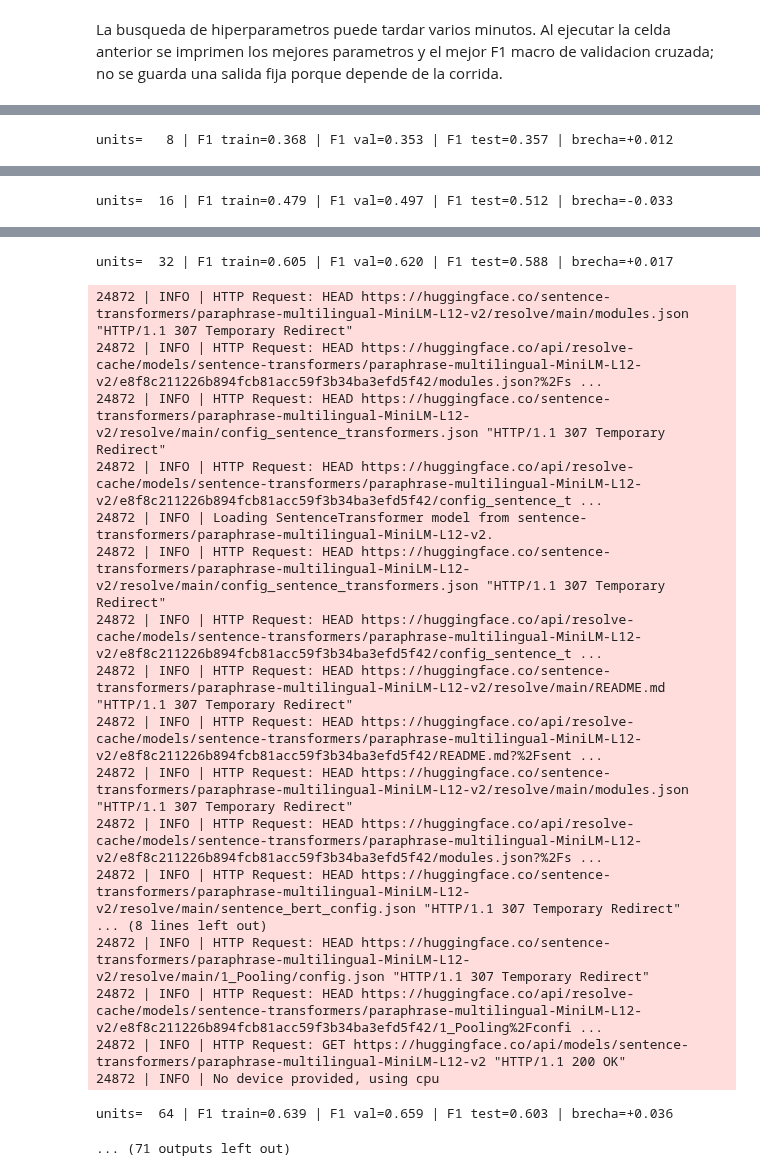
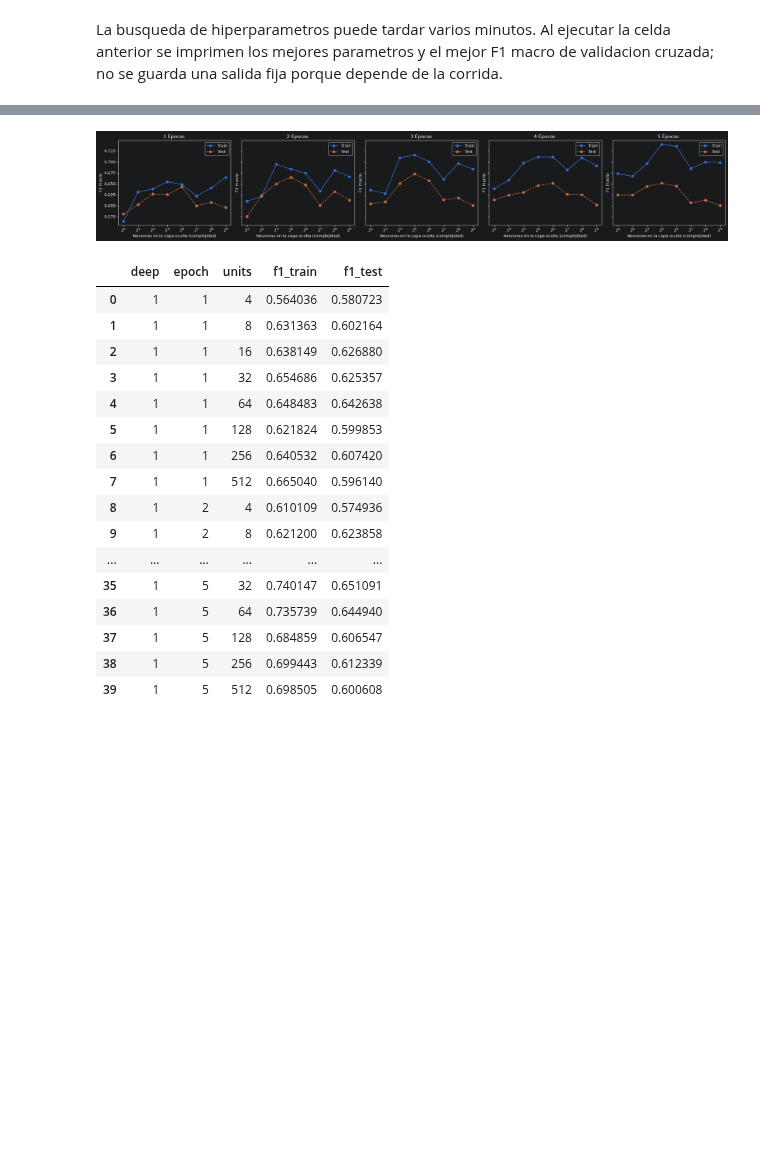
Before and after one commit to LucasFis/Tp_tweets, a Jupyter notebook: Tp_tweets.ipynb, the cells around one changed output, grey strips where cells are left out. Cells and saved outputs as stored; diff of their text form; code cells hidden in the pictures; blank space fills up the shorter version.

```diff
--- a/Tp_tweets.ipynb
+++ b/Tp_tweets.ipynb
@@ -608,59 +614,53 @@ class MetricasTest(keras.callbacks.Callback):
         logs["test_accuracy"] = float(np.mean(proba.argmax(axis=1) == self.y))
 
 def curva_complejidad(unidades=(4, 8, 16, 32, 64, 128, 256, 512),
-                      epochs=5, seed=42, deep=1):
-    f1_all_train, f1_all_val, f1_all_test = [], [], []
+                      epochs=5, seed=42, deep=3):
+    f1_all_train, f1_all_test = [], []
     for e in range(1, epochs + 1):
         print("=" * 30)
         print(f"Épocas de entrenamiento: {e}")
         print("-" * 30)
 
-        f1_train, f1_val, f1_test = [], [], []
+        f1_trval, f1_test = [], []
 
         for u in unidades:
             keras.utils.set_random_seed(seed)
 
             clf = KerasClassifier(
                 model=build_model,
-                model__units=u,
-                model__n_layers=deep,
-                model__dropout=0.3,
-                model__activation="sigmoid",
-                model__learning_rate=1e-2,
                 epochs=e,
                 batch_size=32,
+                dropout=0.3,
+                learning_rate=1e-3,
+                units=u,
+                n_layers=deep,
                 verbose=0,
-                device="gpu",
+                activation="relu",
+                device="gpu"
             )
 
             pipe = Pipeline([
-                ("preprocessor", preprocessor),
                 ("classifier", clf),
             ])
 
-            pipe.fit(X_trval, y_trval)
+            pipe.fit(X_trval_prepro, y_trval)
 
-            pred_train = pipe.predict(X_train)
-            pred_val = pipe.predict(X_val)
-            pred_test = pipe.predict(X_test)
+            pred_trval = pipe.predict(X_trval_prepro)
+            pred_test = pipe.predict(X_test_prepro)
 
-            score_train = f1_score(y_train, pred_train, average="macro")
-            score_val = f1_score(y_val, pred_val, average="macro")
+            score_train = f1_score(y_trval, pred_trval, average="macro")
             score_test = f1_score(y_test, pred_test, average="macro")
 
-            f1_train.append(score_train)
-            f1_val.append(score_val)
+            f1_trval.append(score_train)
             f1_test.append(score_test)
             print(
                 f"units={u:>4} | "
                 f"F1 train={score_train:.3f} | "
-                f"F1 val={score_val:.3f} | "
                 f"F1 test={score_test:.3f} | "
                 f"brecha={score_train-score_test:+.3f}"
             )
 
-        f1_all_train.append(f1_train)
-        f1_all_val.append(f1_val)
+        f1_all_train.append(f1_trval)
         f1_all_test.append(f1_test)
 
     # --- Un panel por época ---
@@ -672,7 +672,6 @@ def curva_complejidad(unidades=(4, 8, 16, 32, 64, 128, 256, 512),
     for i in range(epochs):
         ax = axes.flatten()[i]
         ax.plot(unidades, f1_all_train[i], "o-", label="Train")
-        ax.plot(unidades, f1_all_val[i], "o-", label="Validación")
         ax.plot(unidades, f1_all_test[i], "o--", label="Test")
         ax.set_xscale("log", base=2)
         ax.set_xlabel("Neuronas en la capa oculta (complejidad)")
@@ -689,7 +688,6 @@ def curva_complejidad(unidades=(4, 8, 16, 32, 64, 128, 256, 512),
     return pd.DataFrame([
         {"deep": deep, "epoch": i + 1, "units": u,
          "f1_train": f1_all_train[i][j],
-         "f1_val": f1_all_val[i][j],
          "f1_test": f1_all_test[i][j]}
         for i in range(epochs) for j, u in enumerate(unidades)
     ])
@@ -801,3 +781,3 @@ weighted avg       0.75      0.74      0.72       732
 # %%
-data = curva_complejidad(deep=1)
+curva_complejidad(deep=1)
 # %% [output]
@@ -843 +800,0 @@ units=   4 | F1 train=0.265 | F1 val=0.265 | F1 test=0.265 | brecha=-0.000
-units=   8 | F1 train=0.368 | F1 val=0.353 | F1 test=0.357 | brecha=+0.012
@@ -861 +800,0 @@ units=   8 | F1 train=0.368 | F1 val=0.353 | F1 test=0.357 | brecha=+0.012
-units=  16 | F1 train=0.479 | F1 val=0.497 | F1 test=0.512 | brecha=-0.033
@@ -879,20 +801,18 @@ units=  16 | F1 train=0.479 | F1 val=0.497 | F1 test=0.512 | brecha=-0.033
-units=  32 | F1 train=0.605 | F1 val=0.620 | F1 test=0.588 | brecha=+0.017
-24872 | INFO | HTTP Request: HEAD https://huggingface.co/sentence-transformers/paraphrase-multilingual-MiniLM-L12-v2/resolve/main/modules.json "HTTP/1.1 307 Temporary Redirect"
-24872 | INFO | HTTP Request: HEAD https://huggingface.co/api/resolve-cache/models/sentence-transformers/paraphrase-multilingual-MiniLM-L12-v2/e8f8c211226b894fcb81acc59f3b34ba3efd5f42/modules.json?%2Fs ...
-24872 | INFO | HTTP Request: HEAD https://huggingface.co/sentence-transformers/paraphrase-multilingual-MiniLM-L12-v2/resolve/main/config_sentence_transformers.json "HTTP/1.1 307 Temporary Redirect"
-24872 | INFO | HTTP Request: HEAD https://huggingface.co/api/resolve-cache/models/sentence-transformers/paraphrase-multilingual-MiniLM-L12-v2/e8f8c211226b894fcb81acc59f3b34ba3efd5f42/config_sentence_t ...
-24872 | INFO | Loading SentenceTransformer model from sentence-transformers/paraphrase-multilingual-MiniLM-L12-v2.
-24872 | INFO | HTTP Request: HEAD https://huggingface.co/sentence-transformers/paraphrase-multilingual-MiniLM-L12-v2/resolve/main/config_sentence_transformers.json "HTTP/1.1 307 Temporary Redirect"
-24872 | INFO | HTTP Request: HEAD https://huggingface.co/api/resolve-cache/models/sentence-transformers/paraphrase-multilingual-MiniLM-L12-v2/e8f8c211226b894fcb81acc59f3b34ba3efd5f42/config_sentence_t ...
-24872 | INFO | HTTP Request: HEAD https://huggingface.co/sentence-transformers/paraphrase-multilingual-MiniLM-L12-v2/resolve/main/README.md "HTTP/1.1 307 Temporary Redirect"
-24872 | INFO | HTTP Request: HEAD https://huggingface.co/api/resolve-cache/models/sentence-transformers/paraphrase-multilingual-MiniLM-L12-v2/e8f8c211226b894fcb81acc59f3b34ba3efd5f42/README.md?%2Fsent ...
-24872 | INFO | HTTP Request: HEAD https://huggingface.co/sentence-transformers/paraphrase-multilingual-MiniLM-L12-v2/resolve/main/modules.json "HTTP/1.1 307 Temporary Redirect"
-24872 | INFO | HTTP Request: HEAD https://huggingface.co/api/resolve-cache/models/sentence-transformers/paraphrase-multilingual-MiniLM-L12-v2/e8f8c211226b894fcb81acc59f3b34ba3efd5f42/modules.json?%2Fs ...
-24872 | INFO | HTTP Request: HEAD https://huggingface.co/sentence-transformers/paraphrase-multilingual-MiniLM-L12-v2/resolve/main/sentence_bert_config.json "HTTP/1.1 307 Temporary Redirect"
-... (8 lines left out)
-24872 | INFO | HTTP Request: HEAD https://huggingface.co/sentence-transformers/paraphrase-multilingual-MiniLM-L12-v2/resolve/main/1_Pooling/config.json "HTTP/1.1 307 Temporary Redirect"
-24872 | INFO | HTTP Request: HEAD https://huggingface.co/api/resolve-cache/models/sentence-transformers/paraphrase-multilingual-MiniLM-L12-v2/e8f8c211226b894fcb81acc59f3b34ba3efd5f42/1_Pooling%2Fconfi ...
-24872 | INFO | HTTP Request: GET https://huggingface.co/api/models/sentence-transformers/paraphrase-multilingual-MiniLM-L12-v2 "HTTP/1.1 200 OK"
-24872 | INFO | No device provided, using cpu
-units=  64 | F1 train=0.639 | F1 val=0.659 | F1 test=0.603 | brecha=+0.036
-... (71 outputs left out)
+[figure, added]
+|  | deep | epoch | units | f1_train | f1_test |
+| 0 | 1 | 1 | 4 | 0.564036 | 0.580723 |
+| 1 | 1 | 1 | 8 | 0.631363 | 0.602164 |
+| 2 | 1 | 1 | 16 | 0.638149 | 0.626880 |
+| 3 | 1 | 1 | 32 | 0.654686 | 0.625357 |
+| 4 | 1 | 1 | 64 | 0.648483 | 0.642638 |
+| 5 | 1 | 1 | 128 | 0.621824 | 0.599853 |
+| 6 | 1 | 1 | 256 | 0.640532 | 0.607420 |
+| 7 | 1 | 1 | 512 | 0.665040 | 0.596140 |
+| 8 | 1 | 2 | 4 | 0.610109 | 0.574936 |
+| 9 | 1 | 2 | 8 | 0.621200 | 0.623858 |
+| ... | ... | ... | ... | ... | ... |
+| 35 | 1 | 5 | 32 | 0.740147 | 0.651091 |
+| 36 | 1 | 5 | 64 | 0.735739 | 0.644940 |
+| 37 | 1 | 5 | 128 | 0.684859 | 0.606547 |
+| 38 | 1 | 5 | 256 | 0.699443 | 0.612339 |
+| 39 | 1 | 5 | 512 | 0.698505 | 0.600608 |
```
Also changed, not shown: parts of 16 cells of this notebook.
